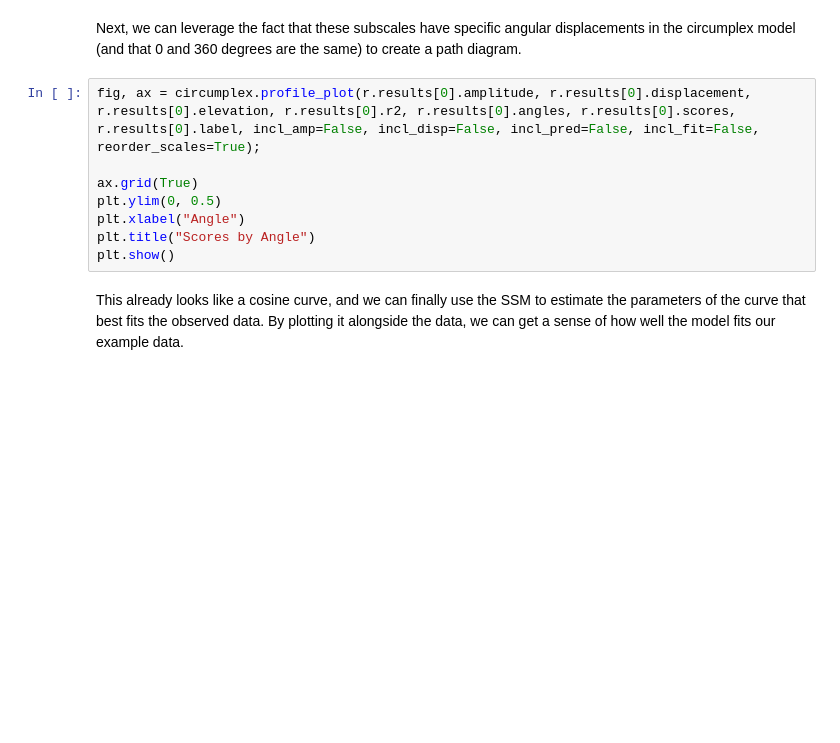
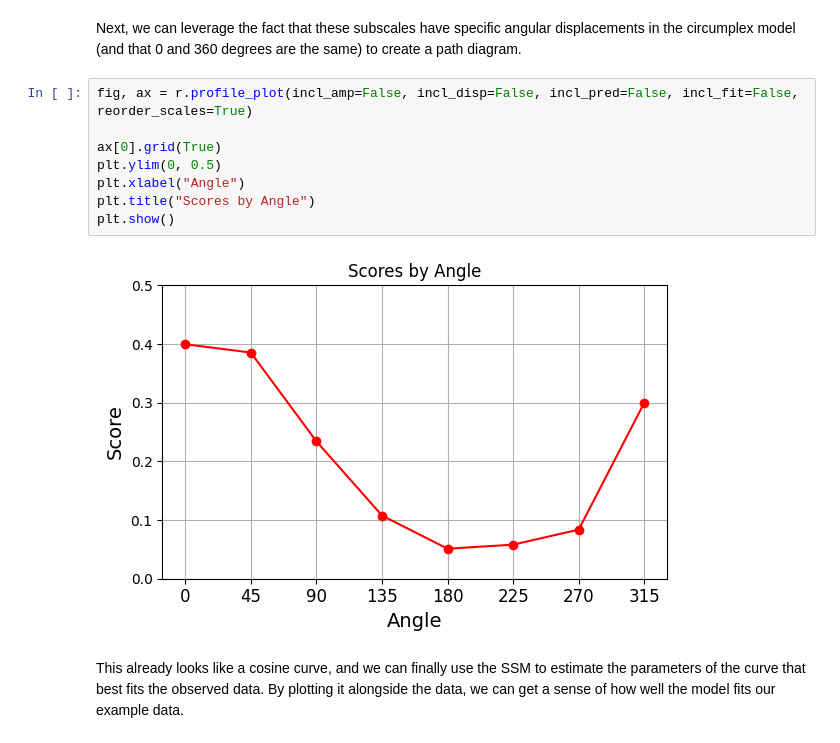
Before and after one commit to MitchellAcoustics/circumplex, a Jupyter notebook: docs/tutorials/Intro_to_SSM_Analysis.ipynb, the cells around one changed output. Cells and saved outputs as stored; diff of their text form; blank space fills up the shorter version.

```diff
--- a/docs/tutorials/Intro_to_SSM_Analysis.ipynb
+++ b/docs/tutorials/Intro_to_SSM_Analysis.ipynb
@@ -63,13 +68,15 @@ plt.show()
 # %% [markdown]
 Next, we can leverage the fact that these subscales have specific angular displacements in the circumplex model (and that 0 and 360 degrees are the same) to create a path diagram.
 # %%
-fig, ax = circumplex.profile_plot(r.results[0].amplitude, r.results[0].displacement, r.results[0].elevation, r.results[0].r2, r.results[0].angles, r.results[0].scores, r.results[0].label, incl_amp=False, incl_disp=False, incl_pred=False, incl_fit=False, reorder_scales=True);
+fig, ax = r.profile_plot(incl_amp=False, incl_disp=False, incl_pred=False, incl_fit=False, reorder_scales=True)
 
-ax.grid(True)
+ax[0].grid(True)
 plt.ylim(0, 0.5)
 plt.xlabel("Angle")
 plt.title("Scores by Angle")
 plt.show()
+# %% [output]
+[figure, added]
 # %% [markdown]
 This already looks like a cosine curve, and we can finally use the SSM to estimate the parameters of the curve that best fits the observed data. By plotting it alongside the data, we can get a sense of how well the model fits our example data.
 # %%
```
Also changed, not shown: parts of 8 cells of this notebook, 12 other files.
